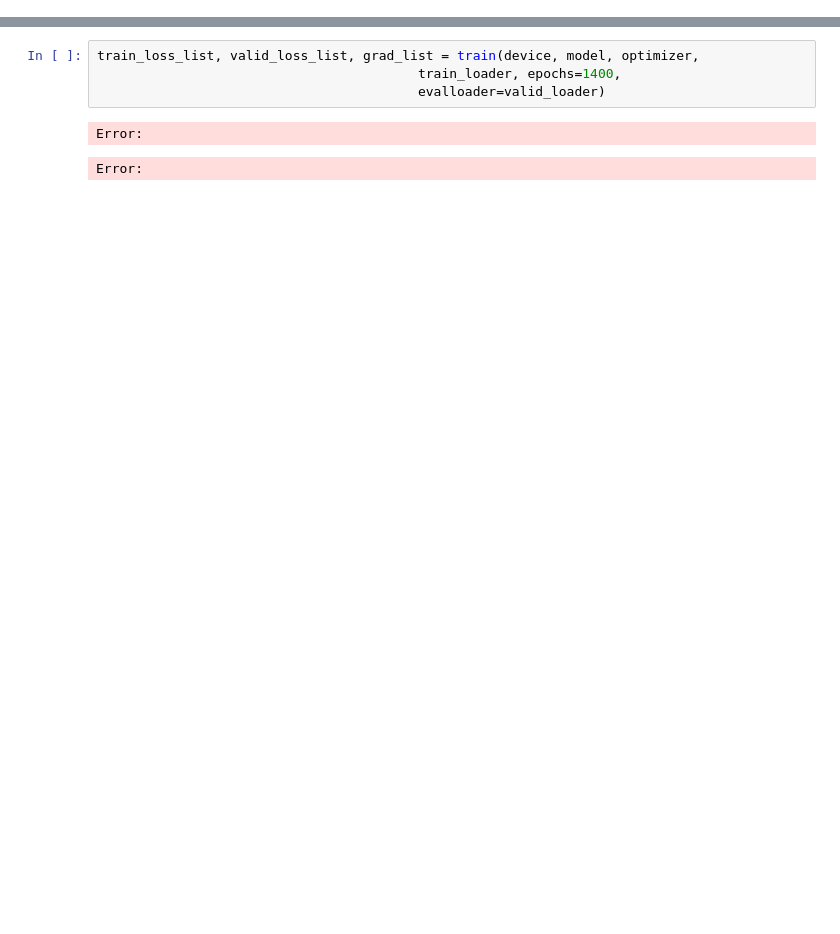
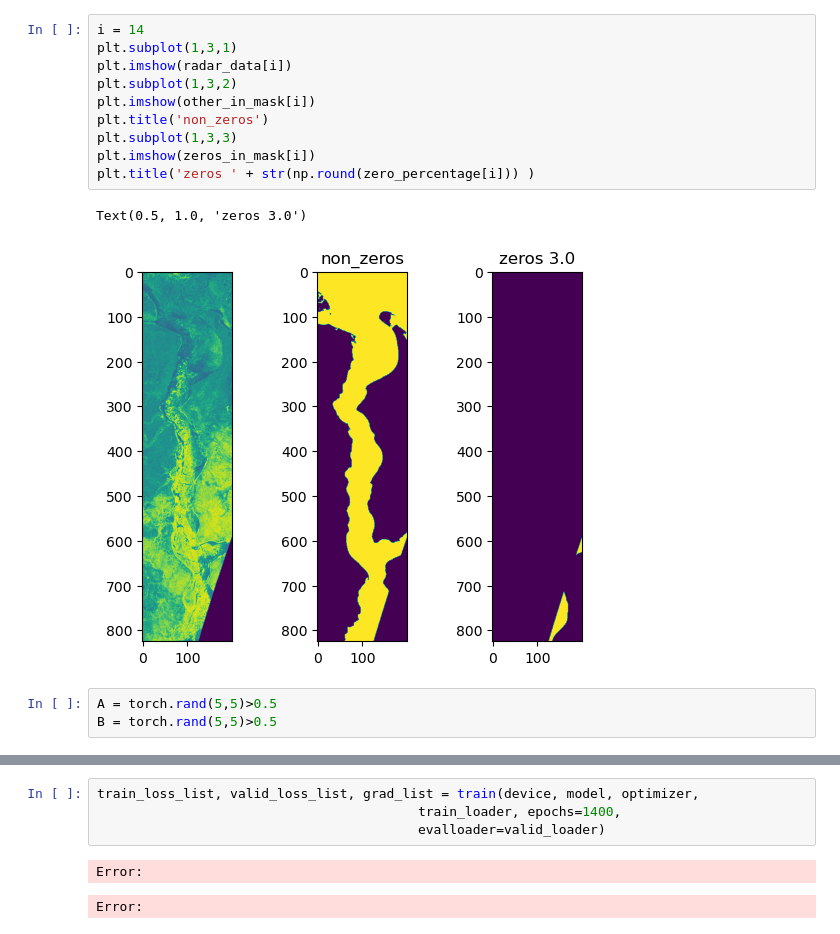
Before and after one commit to Albly/Data-driven_ice_tracking, a Jupyter notebook: train.ipynb, the cells around one changed output, grey strips where cells are left out. Saved outputs shown, nothing was run; the diff lists cells and outputs as text; blank space fills up the shorter version.

```diff
--- a/train.ipynb
+++ b/train.ipynb
@@ -41,0 +156,16 @@ test_pairs = np.array(pairs[int(166 * 0.9):])
+# %%
+i = 14
+plt.subplot(1,3,1)
+plt.imshow(radar_data[i])
+plt.subplot(1,3,2)
+plt.imshow(other_in_mask[i])
+plt.title('non_zeros')
+plt.subplot(1,3,3)
+plt.imshow(zeros_in_mask[i])
+plt.title('zeros ' + str(np.round(zero_percentage[i])) )
+# %% [output]
+Text(0.5, 1.0, 'zeros 3.0')
+[figure, added]
+# %%
+A = torch.rand(5,5)>0.5
+B = torch.rand(5,5)>0.5
```
Also changed, not shown: parts of 23 cells of this notebook, 1 other file.
